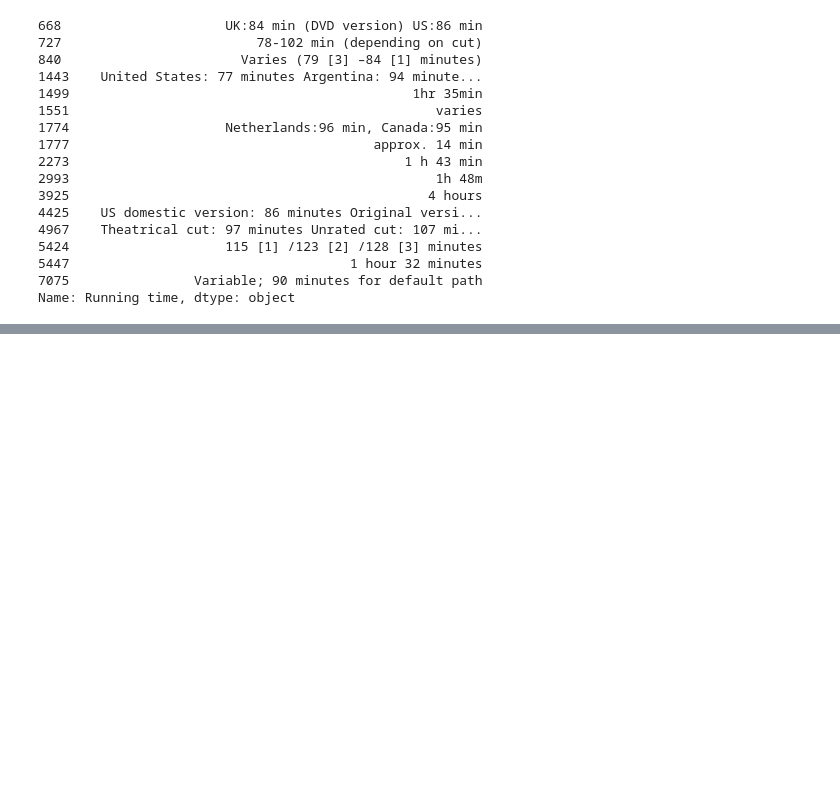
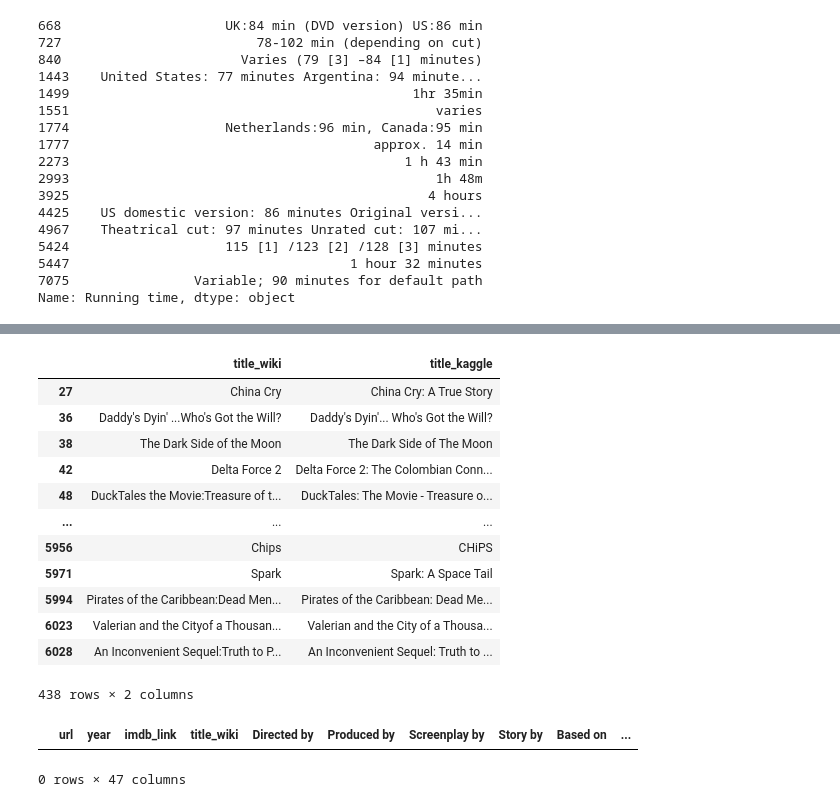
Before and after one commit to vrynerson/Movies-ETL, a Jupyter notebook: Movies ETL.ipynb, the cells around one changed output, grey strips where cells are left out. Cells and saved outputs as stored; diff of their text form; code cells hidden in the pictures; blank space fills up the shorter version.

```diff
--- a/Movies ETL.ipynb
+++ b/Movies ETL.ipynb
@@ -665,0 +842,22 @@ wiki_movies_df.drop('Running time', axis=1, inplace=True)
+# %%
+movies_df[movies_df['title_wiki'] != movies_df['title_kaggle']][['title_wiki','title_kaggle']]
+# %% [output]
+|  | title_wiki | title_kaggle |
+| 27 | China Cry | China Cry: A True Story |
+| 36 | Daddy's Dyin' ...Who's Got the Will? | Daddy's Dyin'... Who's Got the Will? |
+| 38 | The Dark Side of the Moon | The Dark Side of The Moon |
+| 42 | Delta Force 2 | Delta Force 2: The Colombian Conn... |
+| 48 | DuckTales the Movie:Treasure of t... | DuckTales: The Movie - Treasure o... |
+| ... | ... | ... |
+| 5956 | Chips | CHiPS |
+| 5971 | Spark | Spark: A Space Tail |
+| 5994 | Pirates of the Caribbean:Dead Men... | Pirates of the Caribbean: Dead Me... |
+| 6023 | Valerian and the Cityof a Thousan... | Valerian and the City of a Thousa... |
+| 6028 | An Inconvenient Sequel:Truth to P... | An Inconvenient Sequel: Truth to ... |
+438 rows × 2 columns
+# %%
+# Show any rows where title_kaggle is empty
+movies_df[(movies_df['title_kaggle'] == '') | (movies_df['title_kaggle'].isnull())]
+# %% [output]
+|  | url | year | imdb_link | title_wiki | Directed by | Produced by | Screenplay by | Story by | Based on | ... |
+0 rows × 47 columns
```
Also changed, not shown: parts of 23 cells of this notebook.
